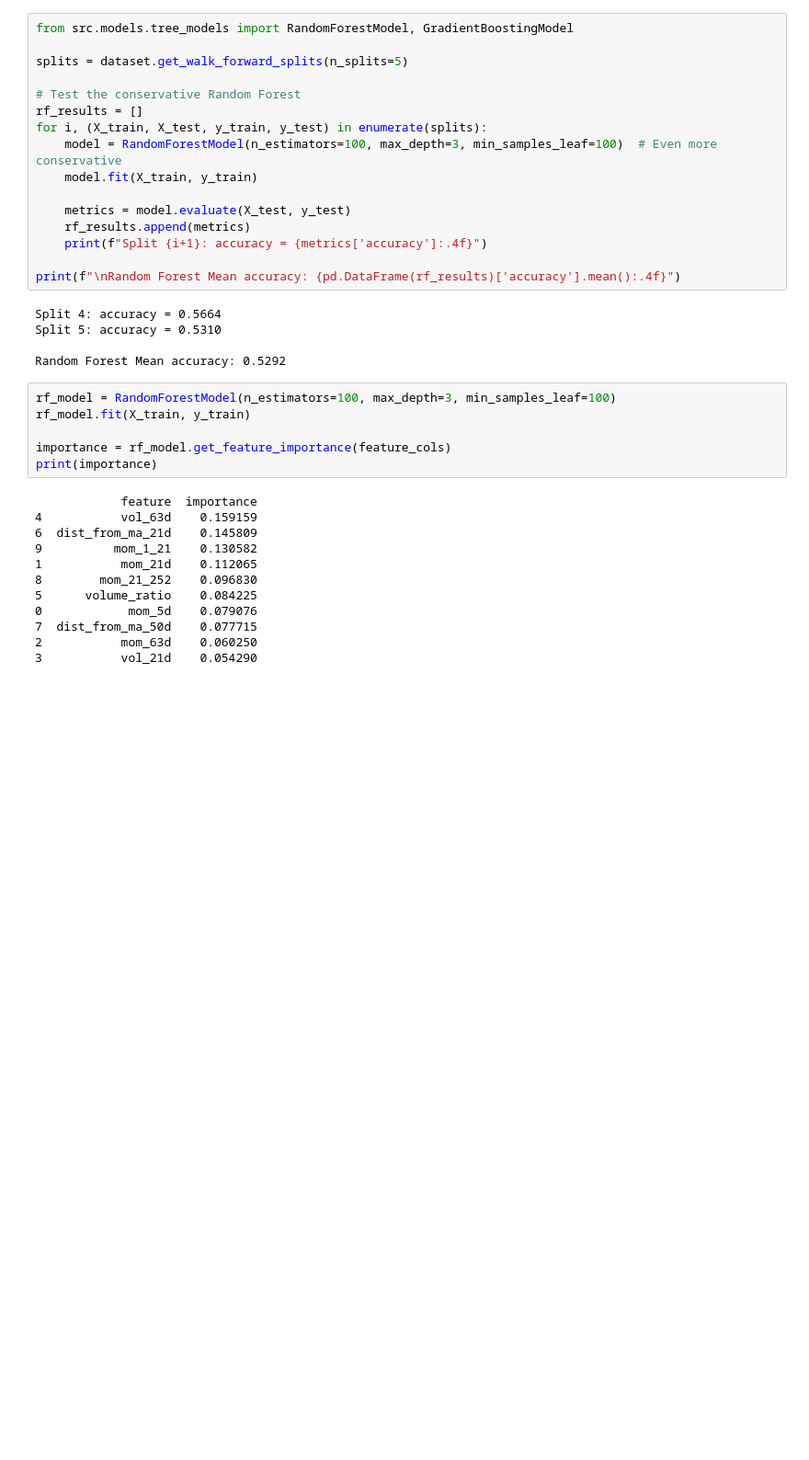
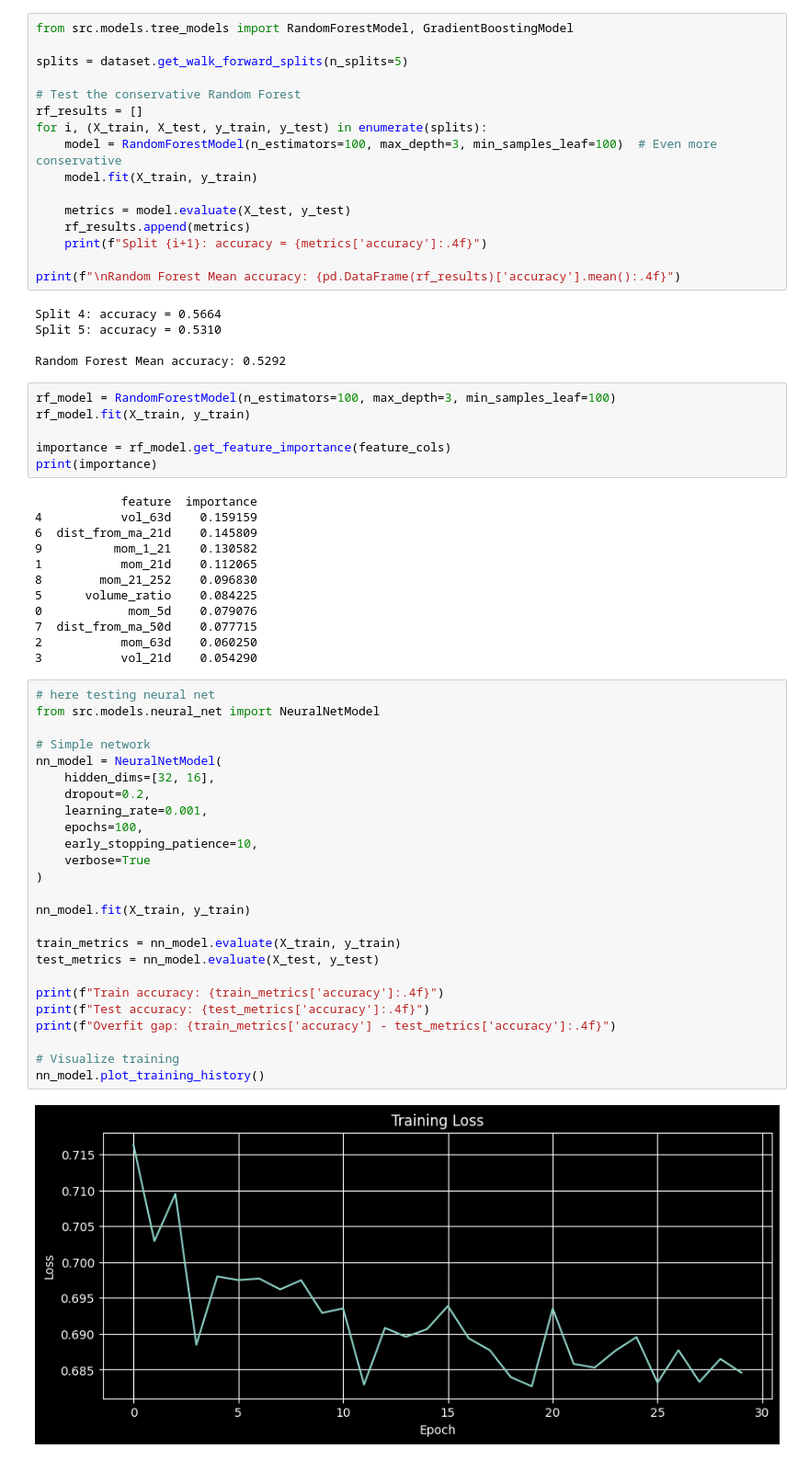
Before and after one commit to hugobrrss/quant-research, a Jupyter notebook: notebooks/exploration.ipynb, the cells around one changed output. Shown at 92% size. Saved outputs shown, nothing was run; the diff lists cells and outputs as text; blank space fills up the shorter version.

Commit message:
added neural net

```diff
--- a/notebooks/exploration.ipynb
+++ b/notebooks/exploration.ipynb
@@ -493,3 +493,30 @@ print(importance)
 7  dist_from_ma_50d    0.077715
 2           mom_63d    0.060250
 3           vol_21d    0.054290
+# %%
+# here testing neural net
+from src.models.neural_net import NeuralNetModel
+
+# Simple network
+nn_model = NeuralNetModel(
+    hidden_dims=[32, 16],
+    dropout=0.2,
+    learning_rate=0.001,
+    epochs=100,
+    early_stopping_patience=10,
+    verbose=True
+)
+
+nn_model.fit(X_train, y_train)
+
+train_metrics = nn_model.evaluate(X_train, y_train)
+test_metrics = nn_model.evaluate(X_test, y_test)
+
+print(f"Train accuracy: {train_metrics['accuracy']:.4f}")
+print(f"Test accuracy: {test_metrics['accuracy']:.4f}")
+print(f"Overfit gap: {train_metrics['accuracy'] - test_metrics['accuracy']:.4f}")
+
+# Visualize training
+nn_model.plot_training_history()
+# %% [output]
+[figure, added]
```
Also changed, not shown: parts of 4 cells of this notebook, 1 other file.
